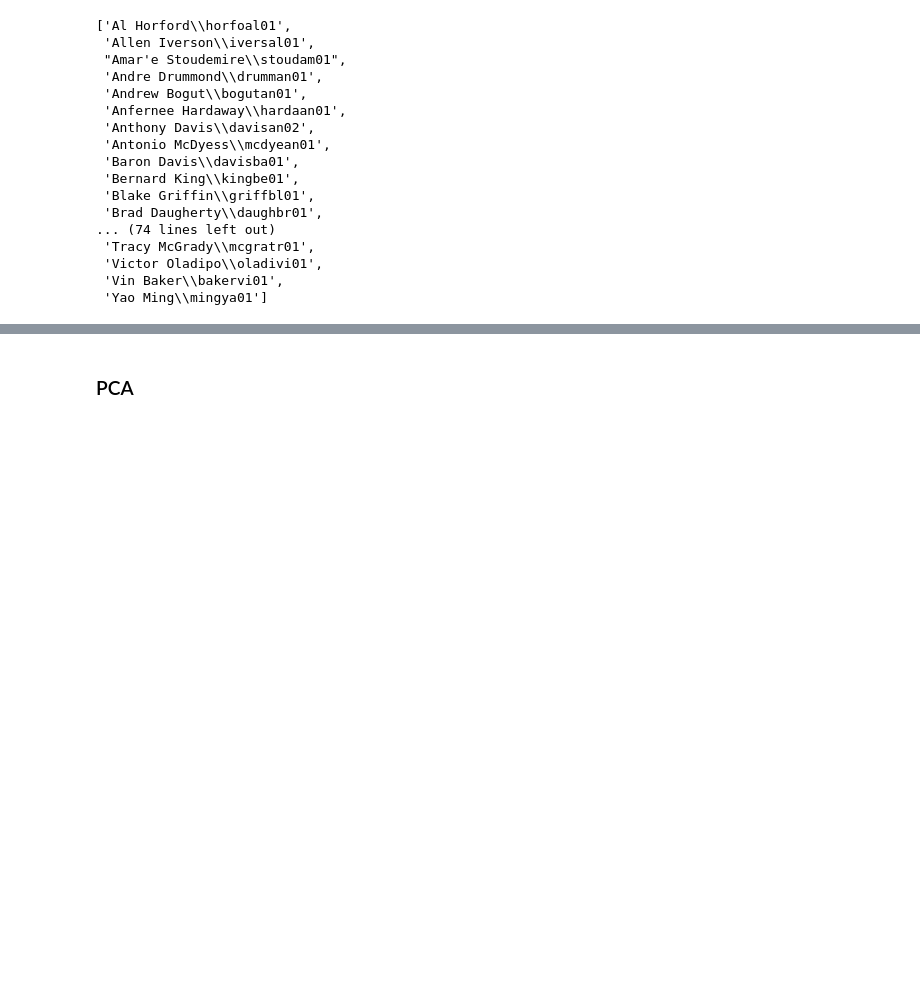
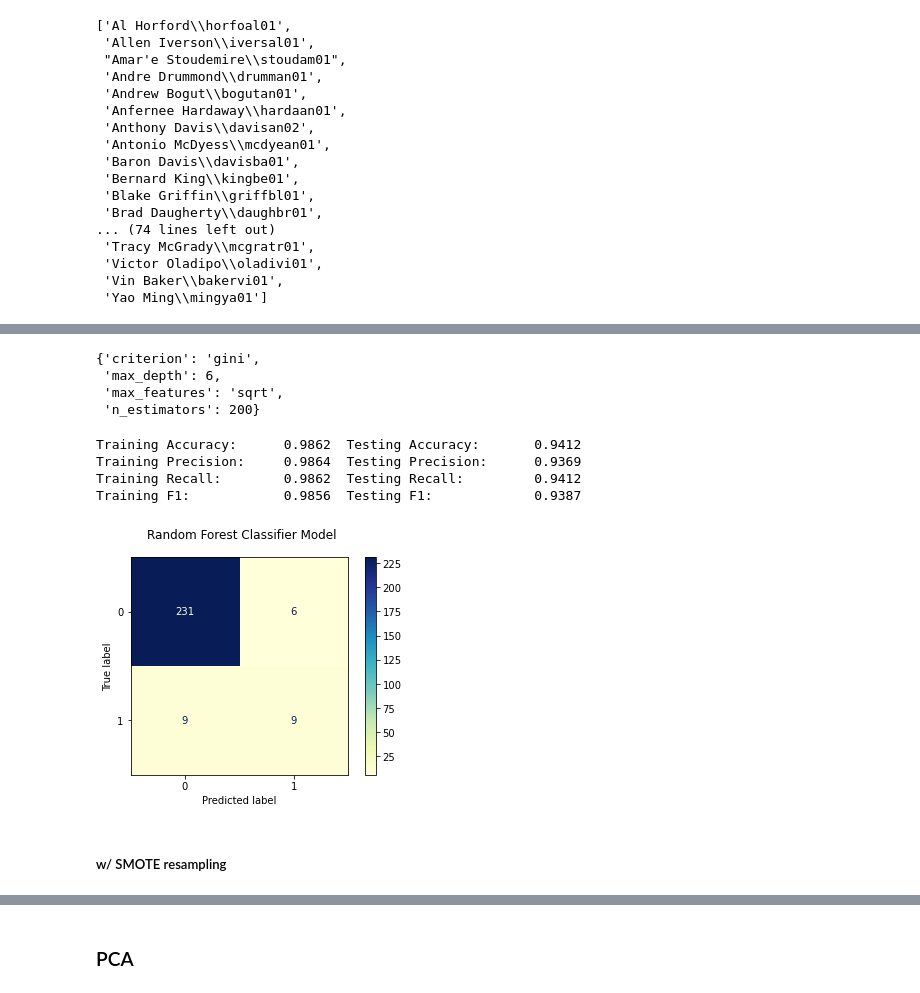
Before and after one commit to rylewww/Modeling-The-NBA-Leap, a Jupyter notebook: Modeling.ipynb, the cells around one changed output, grey strips where cells are left out. Saved outputs shown, nothing was run; the diff lists cells and outputs as text; code cells hidden in the pictures; blank space fills up the shorter version.

```diff
--- a/Modeling.ipynb
+++ b/Modeling.ipynb
@@ -46,0 +297,14 @@ X_train, X_test, y_train, y_test =  train_test_split(X, y, train_size= .8, rando
+# %%
+params = {
+    'n_estimators': [10, 25, 50, 100, 200, 500],
+    'max_features': ['sqrt', 'auto', 'log2'],
+    'max_depth' : [2,4,6,8,10,12,15,20],
+    'criterion' :['gini', 'entropy']
+}
+
+rf = RandomForestClassifier(random_state = 42)
+
+grid_search_RF = GridSearchCV(estimator=rf, param_grid=params, scoring=scorer,
+                              cv = 5, n_jobs = -1, verbose = 2)
+# %%
+grid_search_RF.fit(train_scaled, y_train)
@@ -46,0 +326,26 @@ X_train, X_test, y_train, y_test =  train_test_split(X, y, train_size= .8, rando
+# %%
+grid_search_RF.best_params_
+# %% [output]
+{'criterion': 'gini',
+ 'max_depth': 6,
+ 'max_features': 'sqrt',
+ 'n_estimators': 200}
+# %%
+rf_train_preds = grid_search_RF.best_estimator_.predict(train_scaled)
+rf_test_preds = grid_search_RF.best_estimator_.predict(test_scaled)
+metrics_score(rf_train_preds, y_train, rf_test_preds, y_test)
+# %% [output]
+Training Accuracy:      0.9862  Testing Accuracy:       0.9412
+Training Precision:     0.9864  Testing Precision:      0.9369
+Training Recall:        0.9862  Testing Recall:         0.9412
+Training F1:            0.9856  Testing F1:             0.9387
+# %%
+fig, ax = plt.subplots()
+
+fig.suptitle("Random Forest Classifier Model")
+
+plot_confusion_matrix(grid_search_RF, test_scaled, y_test, ax=ax, cmap="YlGnBu");
+# %% [output]
+[figure, added]
+# %% [markdown]
+##### w/ SMOTE resampling
```
Also changed, not shown: parts of 47 cells of this notebook, 1 other file.
